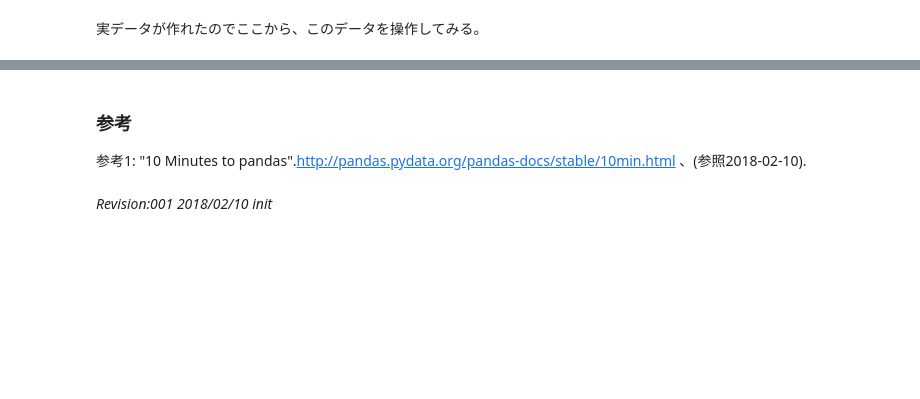
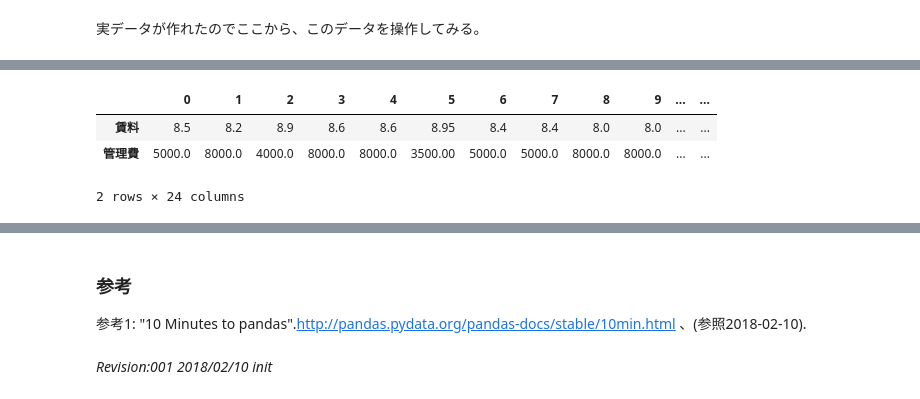
Before and after one commit to t-akazawa/statistics, a Jupyter notebook: pandas_1.ipynb, the cells around one changed output, grey strips where cells are left out. Drawn from its saved outputs; the diff is of its cells as text; code cells hidden in the pictures; blank space fills up the shorter version.

```diff
--- a/pandas_1.ipynb
+++ b/pandas_1.ipynb
@@ -381,0 +411,8 @@ pd.DataFrame.from_items( item )
+# %%
+# 転置
+dfext.T
+# %% [output]
+|  | 0 | 1 | 2 | 3 | 4 | 5 | 6 | 7 | 8 | 9 | ... | ... |
+| 賃料 | 8.5 | 8.2 | 8.9 | 8.6 | 8.6 | 8.95 | 8.4 | 8.4 | 8.0 | 8.0 | ... | ... |
+| 管理費 | 5000.0 | 8000.0 | 4000.0 | 8000.0 | 8000.0 | 3500.00 | 5000.0 | 5000.0 | 8000.0 | 8000.0 | ... | ... |
+2 rows × 24 columns
```
Also changed, not shown: parts of 15 cells of this notebook.
